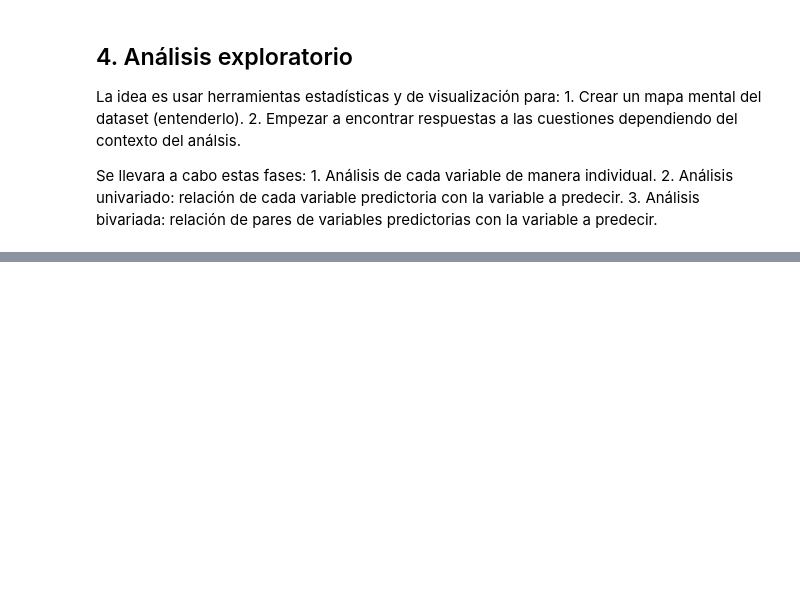
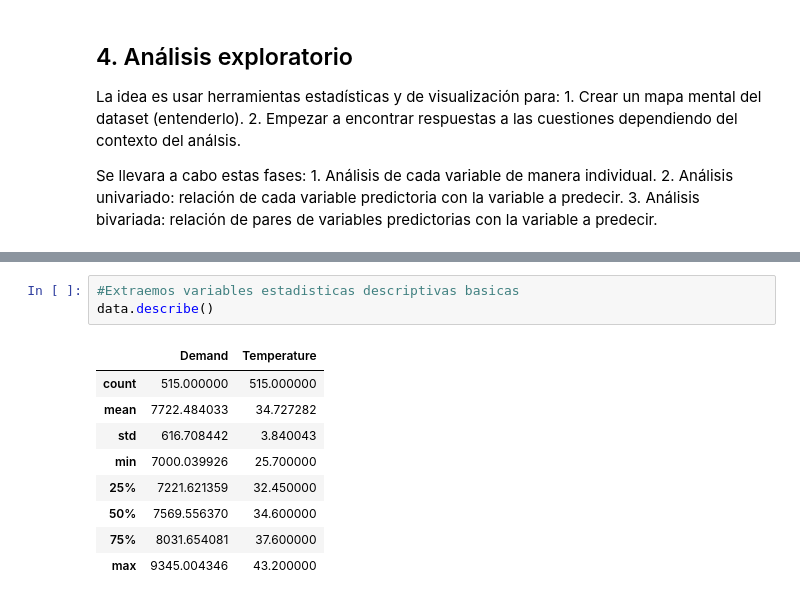
Before and after one commit to JoseTorres022/practica1-u3-vic-elec, a Jupyter notebook: notebooks/jp2EDA.ipynb, the cells around one changed output, grey strips where cells are left out. Cells and saved outputs as stored; diff of their text form; blank space fills up the shorter version.

```diff
--- a/notebooks/jp2EDA.ipynb
+++ b/notebooks/jp2EDA.ipynb
@@ -32,0 +52,13 @@ Se llevara a cabo estas fases:
+# %%
+#Extraemos variables estadisticas descriptivas basicas
+data.describe()
+# %% [output]
+|  | Demand | Temperature |
+| count | 515.000000 | 515.000000 |
+| mean | 7722.484033 | 34.727282 |
+| std | 616.708442 | 3.840043 |
+| min | 7000.039926 | 25.700000 |
+| 25% | 7221.621359 | 32.450000 |
+| 50% | 7569.556370 | 34.600000 |
+| 75% | 8031.654081 | 37.600000 |
+| max | 9345.004346 | 43.200000 |
```
Also changed, not shown: parts of 6 cells of this notebook.
